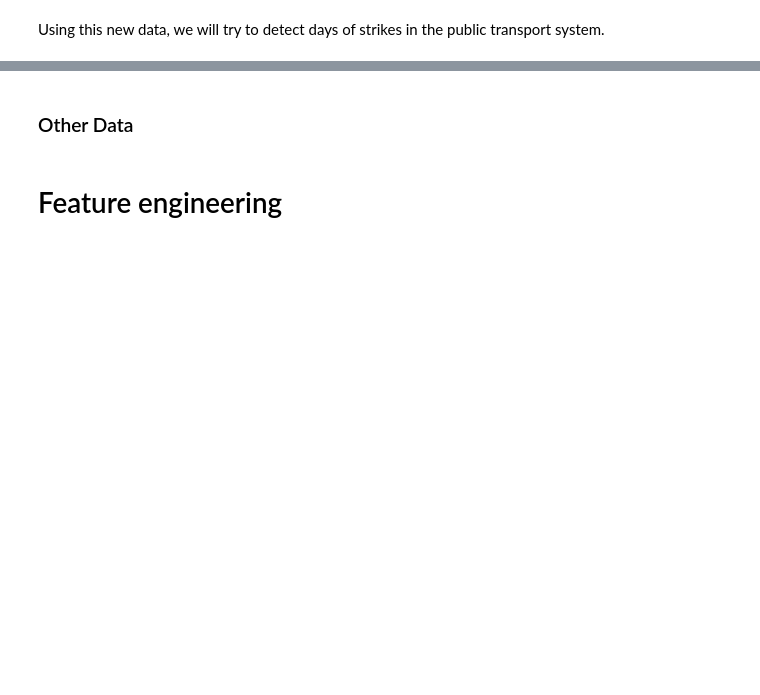
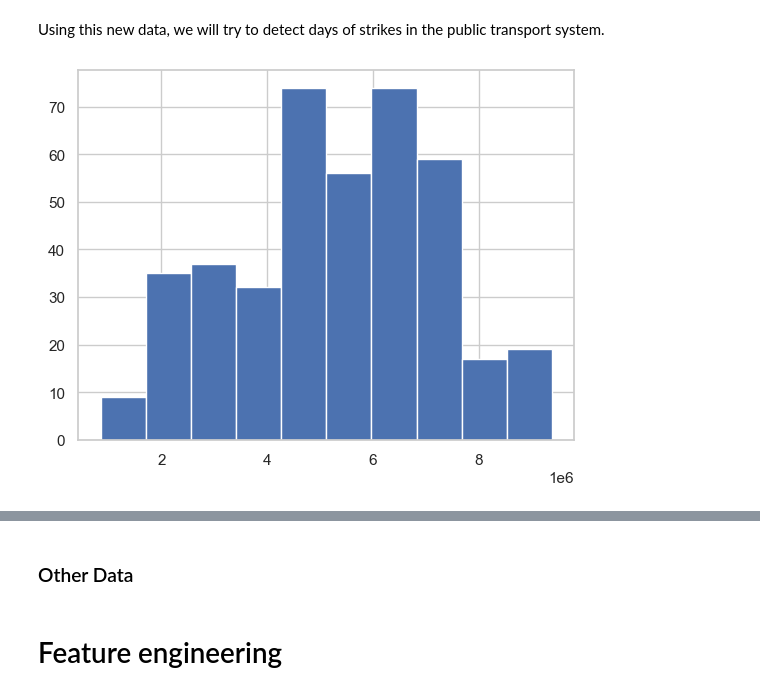
Before and after one commit to p-haas/bike_counters, a Jupyter notebook: WIP/eda_notebook.ipynb, the cells around one changed output, grey strips where cells are left out. Saved outputs shown, nothing was run; the diff lists cells and outputs as text; code cells hidden in the pictures; blank space fills up the shorter version.

```diff
--- a/WIP/eda_notebook.ipynb
+++ b/WIP/eda_notebook.ipynb
@@ -1054,0 +1064,5 @@ daily_transport.groupby(["month", "weekday"])["NB_VALD"].mean().unstack()
+# %%
+plt.hist(daily_transport["NB_VALD"])
+plt.show()
+# %% [output]
+[figure, added]
```
Also changed, not shown: parts of 6 cells of this notebook.
